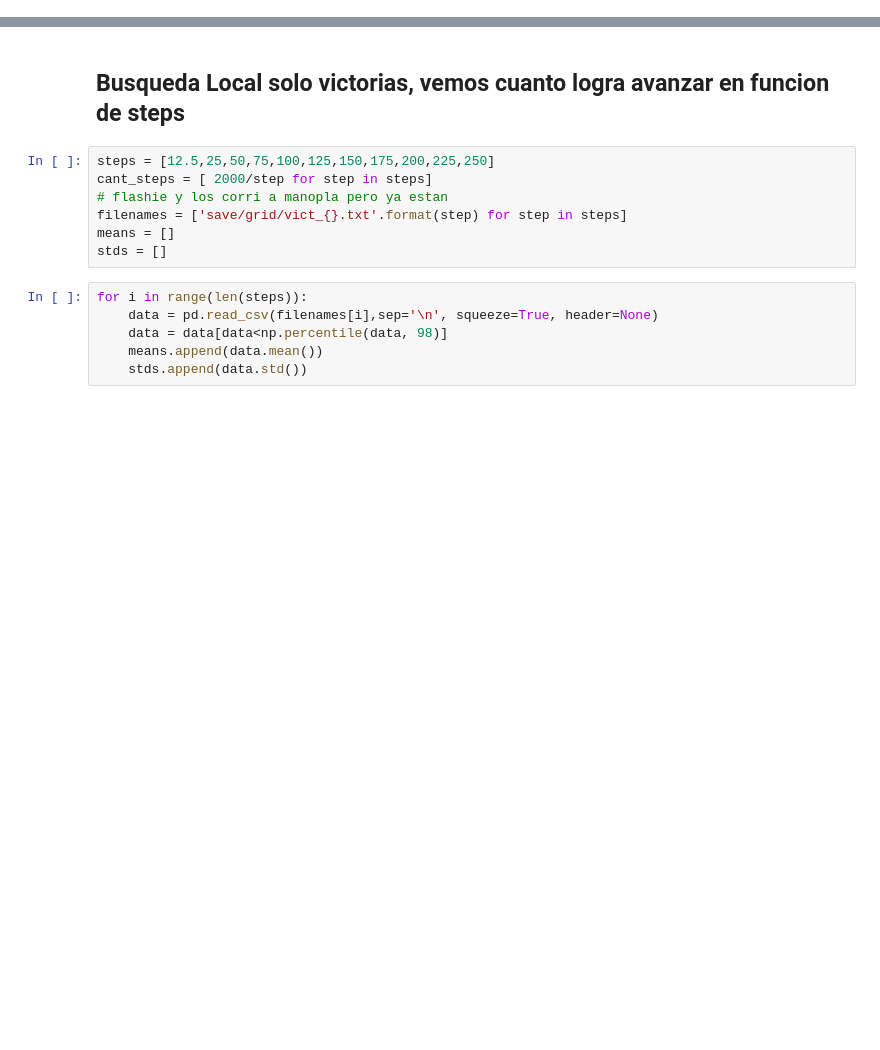
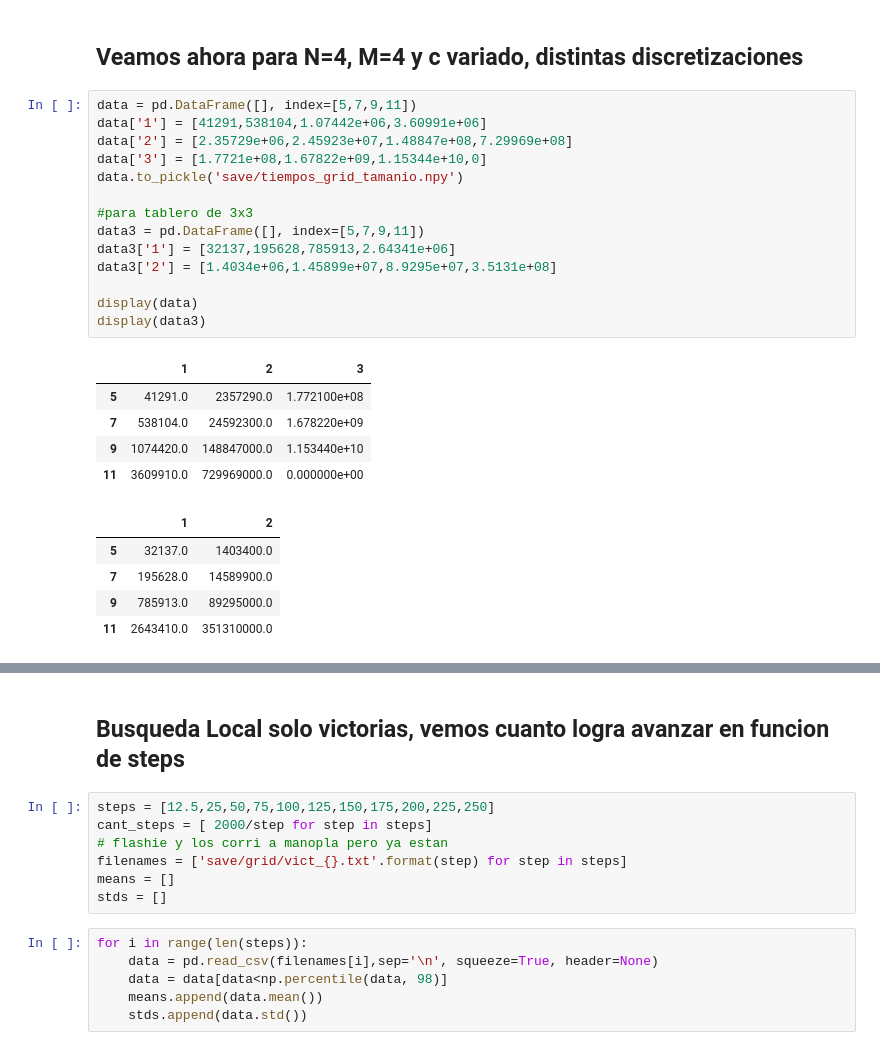
Before and after one commit to npazosmendez/connect4-AI, a Jupyter notebook: mediciones/gridsearch.ipynb, the cells around one changed output, grey strips where cells are left out. Drawn from its saved outputs; the diff is of its cells as text; blank space fills up the shorter version.

```diff
--- a/mediciones/gridsearch.ipynb
+++ b/mediciones/gridsearch.ipynb
@@ -13,0 +90,27 @@ muestras = 5
+# %% [markdown]
+## Veamos ahora para N=4, M=4 y c variado, distintas discretizaciones
+# %%
+data = pd.DataFrame([], index=[5,7,9,11])
+data['1'] = [41291,538104,1.07442e+06,3.60991e+06]
+data['2'] = [2.35729e+06,2.45923e+07,1.48847e+08,7.29969e+08]
+data['3'] = [1.7721e+08,1.67822e+09,1.15344e+10,0]
+data.to_pickle('save/tiempos_grid_tamanio.npy')
+
+#para tablero de 3x3
+data3 = pd.DataFrame([], index=[5,7,9,11])
+data3['1'] = [32137,195628,785913,2.64341e+06]
+data3['2'] = [1.4034e+06,1.45899e+07,8.9295e+07,3.5131e+08]
+
+display(data)
+display(data3)
+# %% [output]
+|  | 1 | 2 | 3 |
+| 5 | 41291.0 | 2357290.0 | 1.772100e+08 |
+| 7 | 538104.0 | 24592300.0 | 1.678220e+09 |
+| 9 | 1074420.0 | 148847000.0 | 1.153440e+10 |
+| 11 | 3609910.0 | 729969000.0 | 0.000000e+00 |
+|  | 1 | 2 |
+| 5 | 32137.0 | 1403400.0 |
+| 7 | 195628.0 | 14589900.0 |
+| 9 | 785913.0 | 89295000.0 |
+| 11 | 2643410.0 | 351310000.0 |
```
Also changed, not shown: parts of 6 cells of this notebook, 4 other files.
